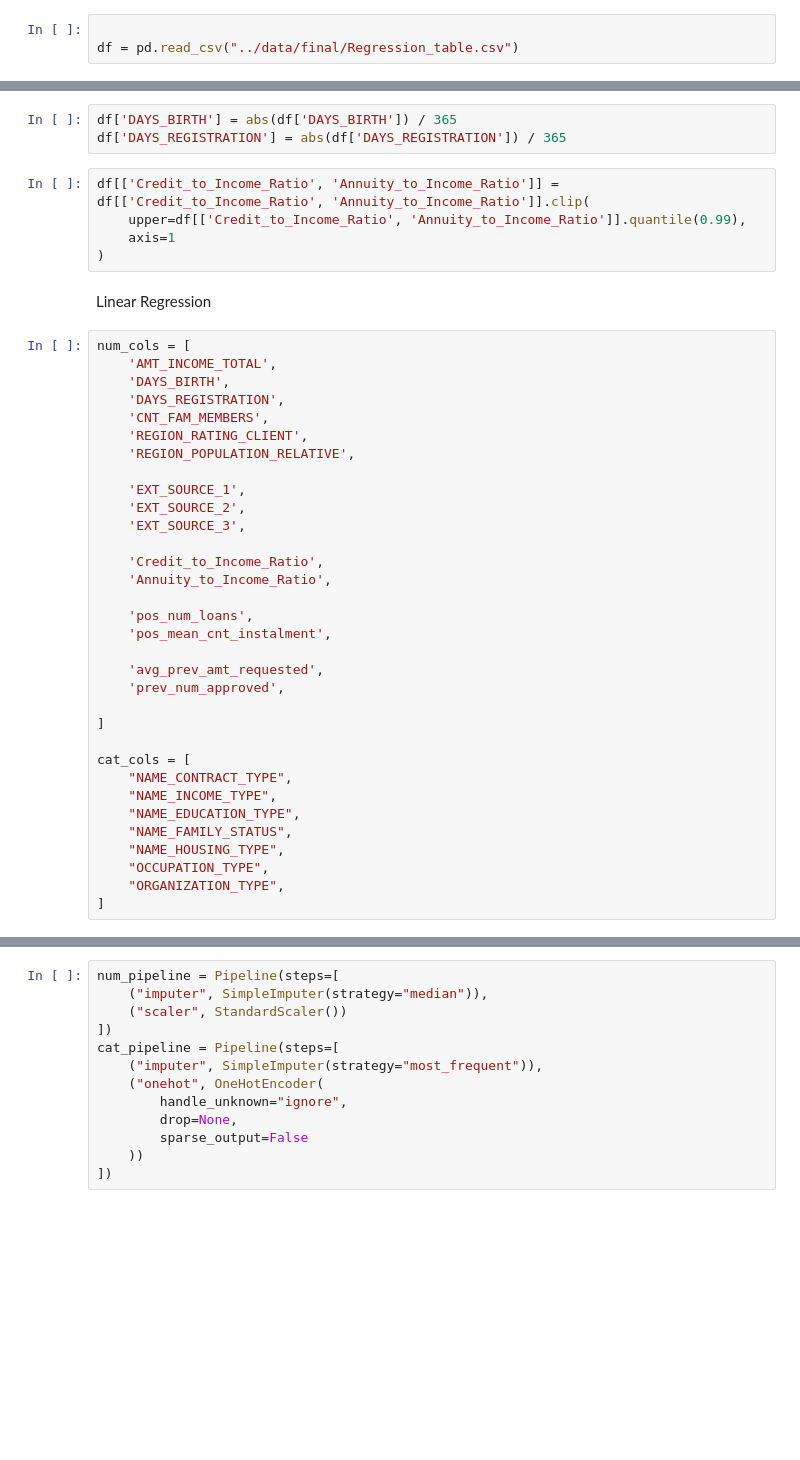
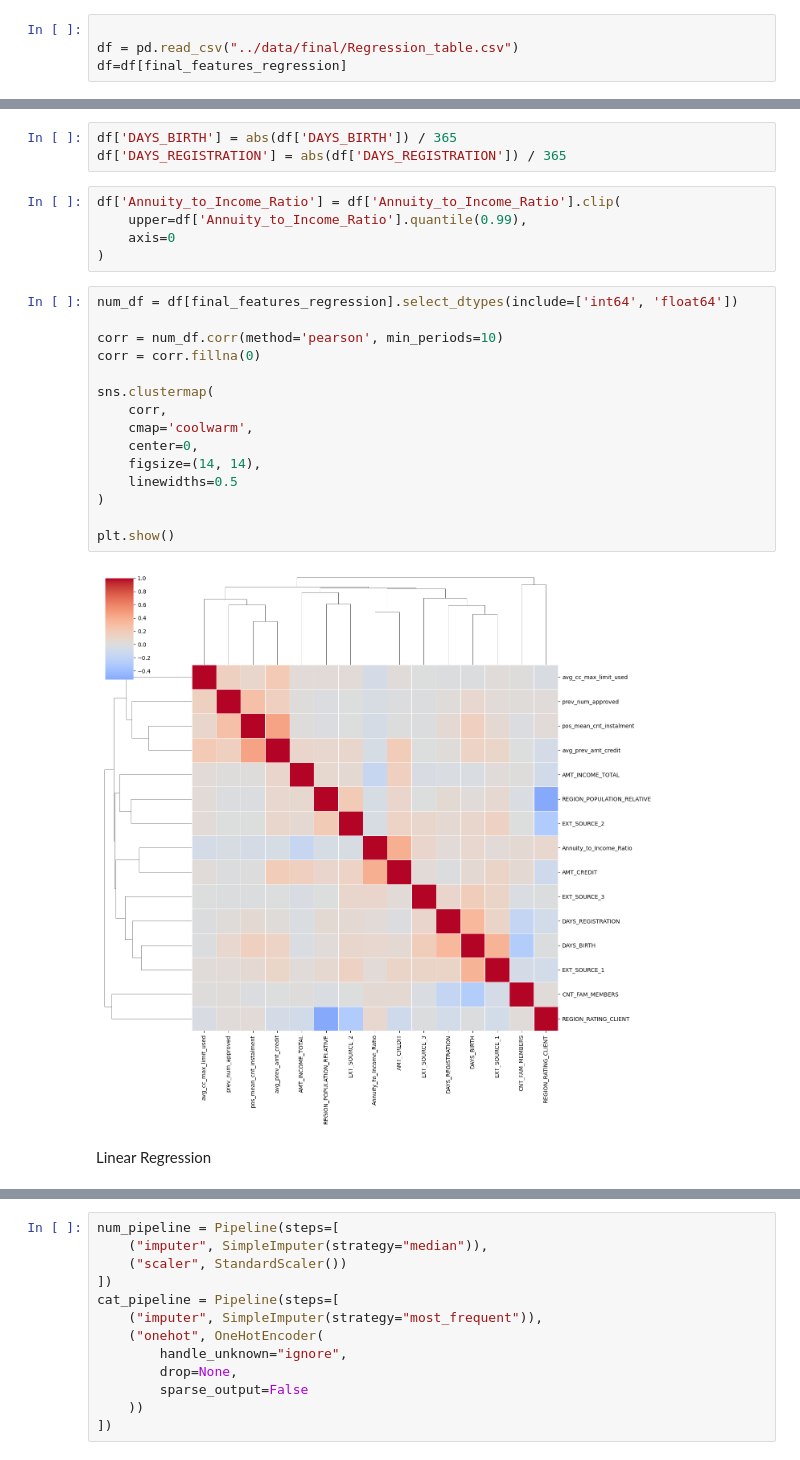
Before and after one commit to Parvrajchauhan/fintech-loan-predictor, a Jupyter notebook: Notebooks/Regression.ipynb, the cells around one changed output, grey strips where cells are left out. Saved outputs shown, nothing was run; the diff lists cells and outputs as text; blank space fills up the shorter version.

```diff
--- a/Notebooks/Regression.ipynb
+++ b/Notebooks/Regression.ipynb
@@ -57,6 +63,7 @@ final_features_regression = [
 # %%
 
 df = pd.read_csv("../data/final/Regression_table.csv")
+df=df[final_features_regression]
 # %%
 df.shape
 # %% [output]
@@ -75,42 +82,26 @@ df.sample(5)
 df['DAYS_BIRTH'] = abs(df['DAYS_BIRTH']) / 365
 df['DAYS_REGISTRATION'] = abs(df['DAYS_REGISTRATION']) / 365
 # %%
-df[['Credit_to_Income_Ratio', 'Annuity_to_Income_Ratio']] = df[['Credit_to_Income_Ratio', 'Annuity_to_Income_Ratio']].clip(
-    upper=df[['Credit_to_Income_Ratio', 'Annuity_to_Income_Ratio']].quantile(0.99),
-    axis=1
+df['Annuity_to_Income_Ratio'] = df['Annuity_to_Income_Ratio'].clip(
+    upper=df['Annuity_to_Income_Ratio'].quantile(0.99),
+    axis=0
 )
+# %%
+num_df = df[final_features_regression].select_dtypes(include=['int64', 'float64'])
+
+corr = num_df.corr(method='pearson', min_periods=10)
+corr = corr.fillna(0)
+
+sns.clustermap(
+    corr,
+    cmap='coolwarm',
+    center=0,
+    figsize=(14, 14),
+    linewidths=0.5
+)
+
+plt.show()
+# %% [output]
+[figure, added]
 # %% [markdown]
 Linear Regression
-# %%
-num_cols = [
-    'AMT_INCOME_TOTAL',
-    'DAYS_BIRTH',
-    'DAYS_REGISTRATION',
-    'CNT_FAM_MEMBERS',
-    'REGION_RATING_CLIENT',
-    'REGION_POPULATION_RELATIVE',
-
-    'EXT_SOURCE_1',
-    'EXT_SOURCE_2',
-    'EXT_SOURCE_3',
-
-    'Credit_to_Income_Ratio',
-    'Annuity_to_Income_Ratio',
-
-    'pos_num_loans',
-    'pos_mean_cnt_instalment',
-
-    'avg_prev_amt_requested',
-    'prev_num_approved',
-
-]
-
-cat_cols = [
-    "NAME_CONTRACT_TYPE",
-    "NAME_INCOME_TYPE",
-    "NAME_EDUCATION_TYPE",
-    "NAME_FAMILY_STATUS",
-    "NAME_HOUSING_TYPE",
-    "OCCUPATION_TYPE",
-    "ORGANIZATION_TYPE",
-]
```
Also changed, not shown: parts of 13 cells of this notebook, 8 other files.
